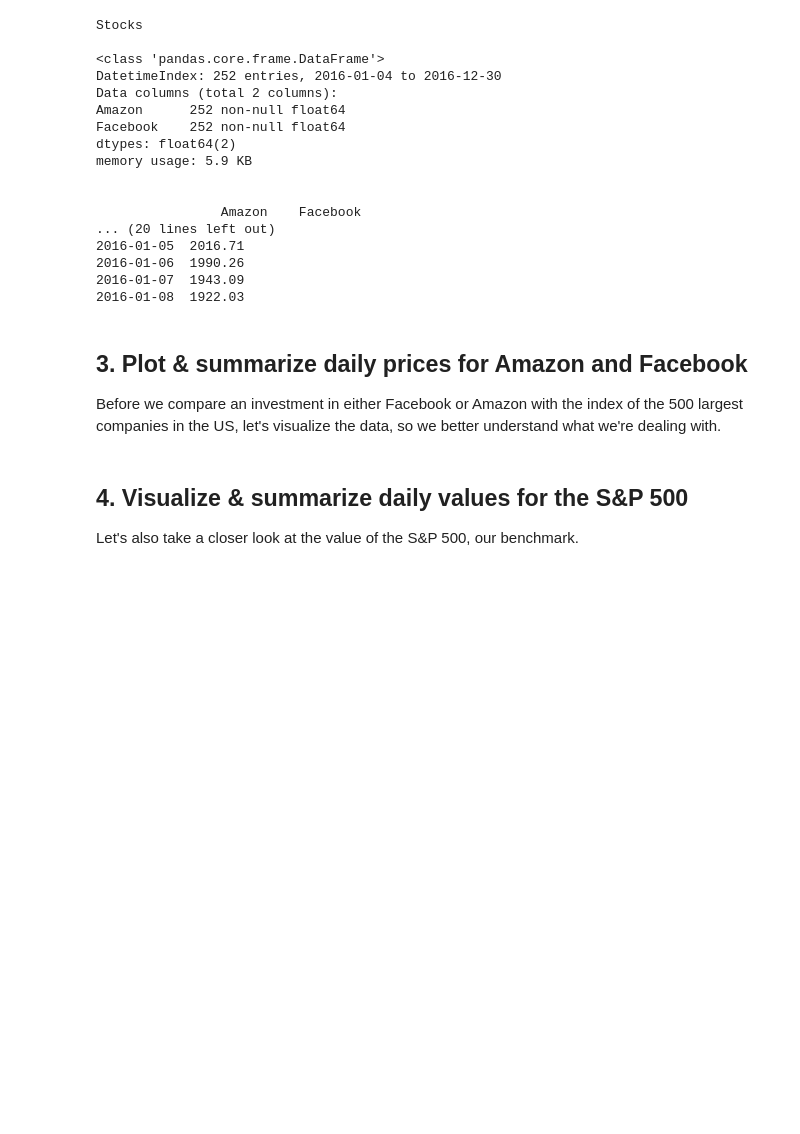
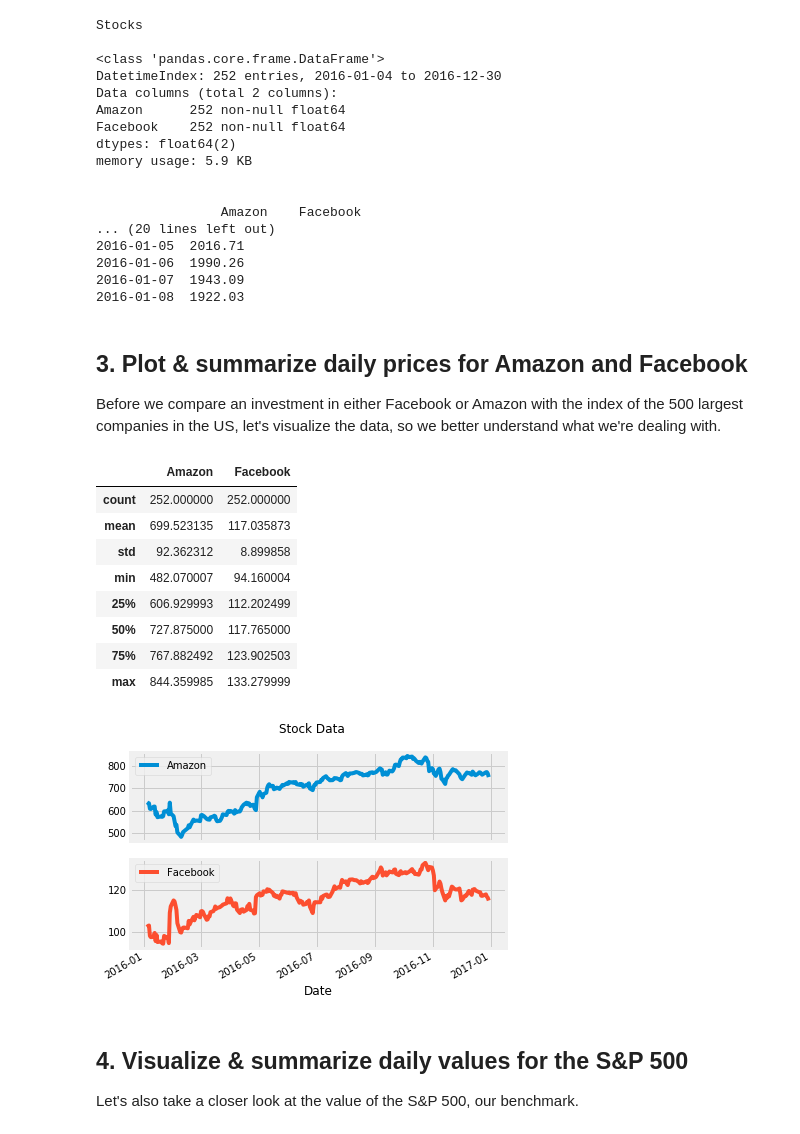
Before and after one commit to leighirving/sharpe-ratio, a Jupyter notebook: notebook.ipynb, the cells around one changed output. Saved outputs shown, nothing was run; the diff lists cells and outputs as text; code cells hidden in the pictures; blank space fills up the shorter version.

Commit message:
Visualize stock data for Amazon & Facebook

```diff
--- a/notebook.ipynb
+++ b/notebook.ipynb
@@ -63,3 +56,20 @@ memory usage: 5.9 KB
+# %%
+# visualize the stock_data
+stock_data.plot(subplots=True, title = 'Stock Data')
+
+# summarize the stock_data
+stock_data.describe()
+# %% [output]
+|  | Amazon | Facebook |
+| count | 252.000000 | 252.000000 |
+| mean | 699.523135 | 117.035873 |
+| std | 92.362312 | 8.899858 |
+| min | 482.070007 | 94.160004 |
+| 25% | 606.929993 | 112.202499 |
+| 50% | 727.875000 | 117.765000 |
+| 75% | 767.882492 | 123.902503 |
+| max | 844.359985 | 133.279999 |
+[figure, added]
 # %% [markdown]
 ## 4. Visualize & summarize daily values for the S&P 500
 <p>Let's also take a closer look at the value of the S&amp;P 500, our benchmark.</p>
```
Also changed, not shown: parts of 1 cell of this notebook.
